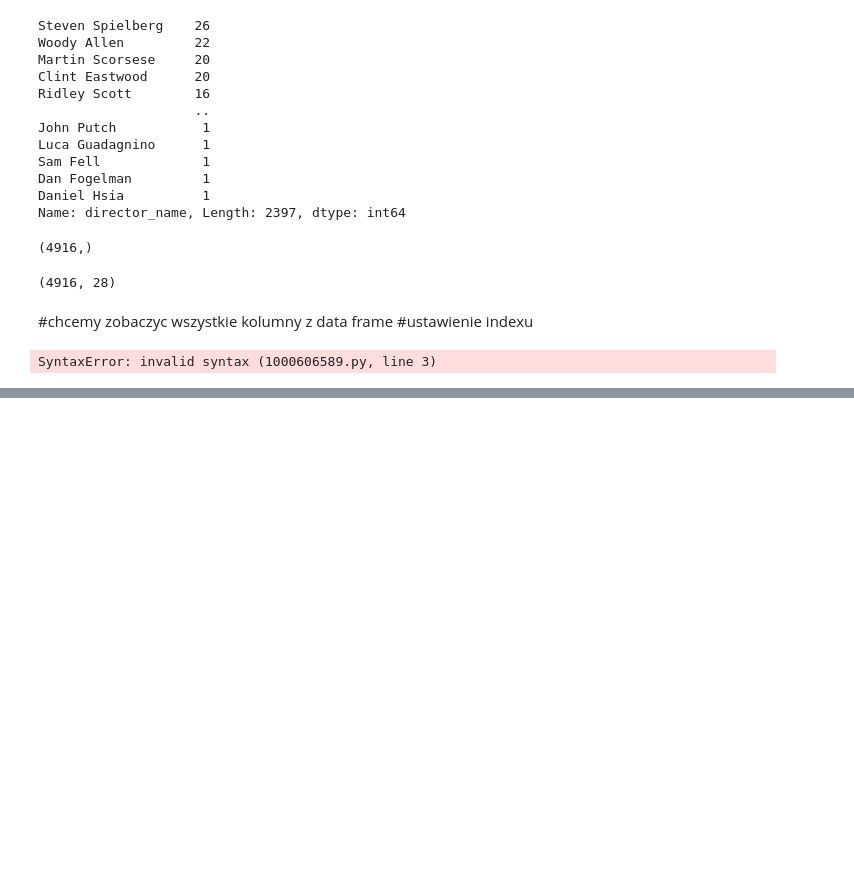
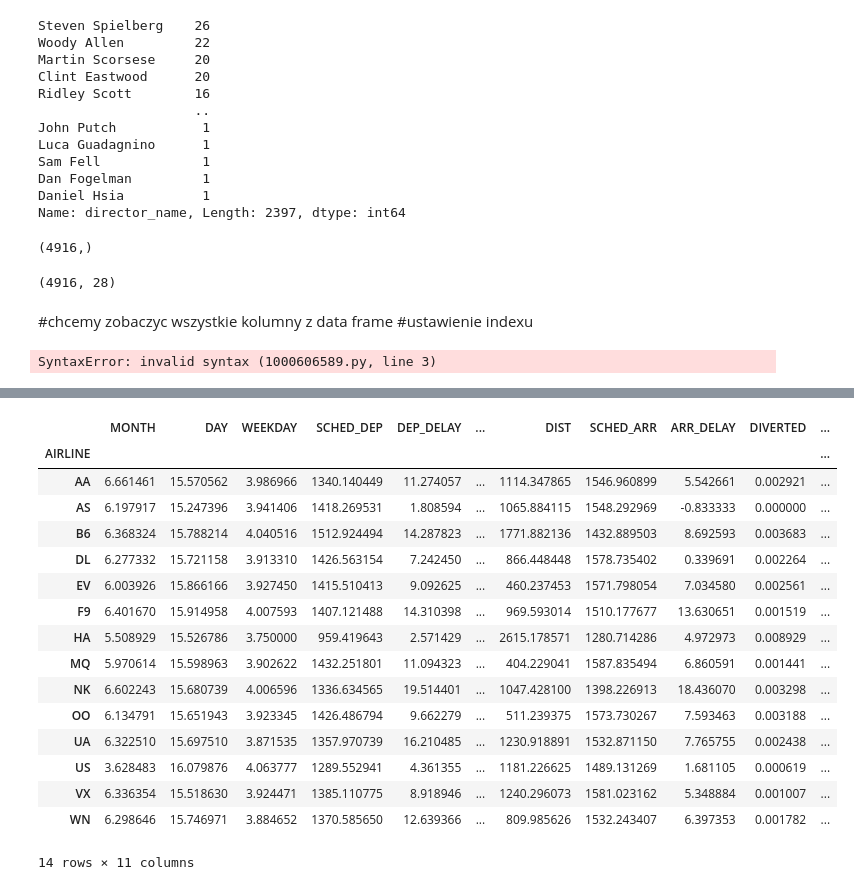
Before and after one commit to ktomaszkiewicz/PrzetwarzanieZbiorowPublic, a Jupyter notebook: Pandas_sda.ipynb, the cells around one changed output, grey strips where cells are left out. Drawn from its saved outputs; the diff is of its cells as text; code cells hidden in the pictures; blank space fills up the shorter version.

Commit message:
pandas2

```diff
--- a/Pandas_sda.ipynb
+++ b/Pandas_sda.ipynb
@@ -440,0 +1072,4 @@ movie_columns[2] = 'rezyser'
+# %%
+data_path = 'https://raw.githubusercontent.com/PacktPublishing/Pandas-Cookbook/master/data/flights.csv'
+flights = pd.read_csv(data_path)
+flights.head()
@@ -440,0 +1103,20 @@ movie_columns[2] = 'rezyser'
+# %%
+flights.groupby('AIRLINE').agg('mean')
+# %% [output]
+|  | MONTH | DAY | WEEKDAY | SCHED_DEP | DEP_DELAY | ... | DIST | SCHED_ARR | ARR_DELAY | DIVERTED | ... |
+| AIRLINE |  |  |  |  |  |  |  |  |  |  | ... |
+| AA | 6.661461 | 15.570562 | 3.986966 | 1340.140449 | 11.274057 | ... | 1114.347865 | 1546.960899 | 5.542661 | 0.002921 | ... |
+| AS | 6.197917 | 15.247396 | 3.941406 | 1418.269531 | 1.808594 | ... | 1065.884115 | 1548.292969 | -0.833333 | 0.000000 | ... |
+| B6 | 6.368324 | 15.788214 | 4.040516 | 1512.924494 | 14.287823 | ... | 1771.882136 | 1432.889503 | 8.692593 | 0.003683 | ... |
+| DL | 6.277332 | 15.721158 | 3.913310 | 1426.563154 | 7.242450 | ... | 866.448448 | 1578.735402 | 0.339691 | 0.002264 | ... |
+| EV | 6.003926 | 15.866166 | 3.927450 | 1415.510413 | 9.092625 | ... | 460.237453 | 1571.798054 | 7.034580 | 0.002561 | ... |
+| F9 | 6.401670 | 15.914958 | 4.007593 | 1407.121488 | 14.310398 | ... | 969.593014 | 1510.177677 | 13.630651 | 0.001519 | ... |
+| HA | 5.508929 | 15.526786 | 3.750000 | 959.419643 | 2.571429 | ... | 2615.178571 | 1280.714286 | 4.972973 | 0.008929 | ... |
+| MQ | 5.970614 | 15.598963 | 3.902622 | 1432.251801 | 11.094323 | ... | 404.229041 | 1587.835494 | 6.860591 | 0.001441 | ... |
+| NK | 6.602243 | 15.680739 | 4.006596 | 1336.634565 | 19.514401 | ... | 1047.428100 | 1398.226913 | 18.436070 | 0.003298 | ... |
+| OO | 6.134791 | 15.651943 | 3.923345 | 1426.486794 | 9.662279 | ... | 511.239375 | 1573.730267 | 7.593463 | 0.003188 | ... |
+| UA | 6.322510 | 15.697510 | 3.871535 | 1357.970739 | 16.210485 | ... | 1230.918891 | 1532.871150 | 7.765755 | 0.002438 | ... |
+| US | 3.628483 | 16.079876 | 4.063777 | 1289.552941 | 4.361355 | ... | 1181.226625 | 1489.131269 | 1.681105 | 0.000619 | ... |
+| VX | 6.336354 | 15.518630 | 3.924471 | 1385.110775 | 8.918946 | ... | 1240.296073 | 1581.023162 | 5.348884 | 0.001007 | ... |
+| WN | 6.298646 | 15.746971 | 3.884652 | 1370.585650 | 12.639366 | ... | 809.985626 | 1532.243407 | 6.397353 | 0.001782 | ... |
+14 rows × 11 columns
```
Also changed, not shown: parts of 121 cells of this notebook, 7 other files.
